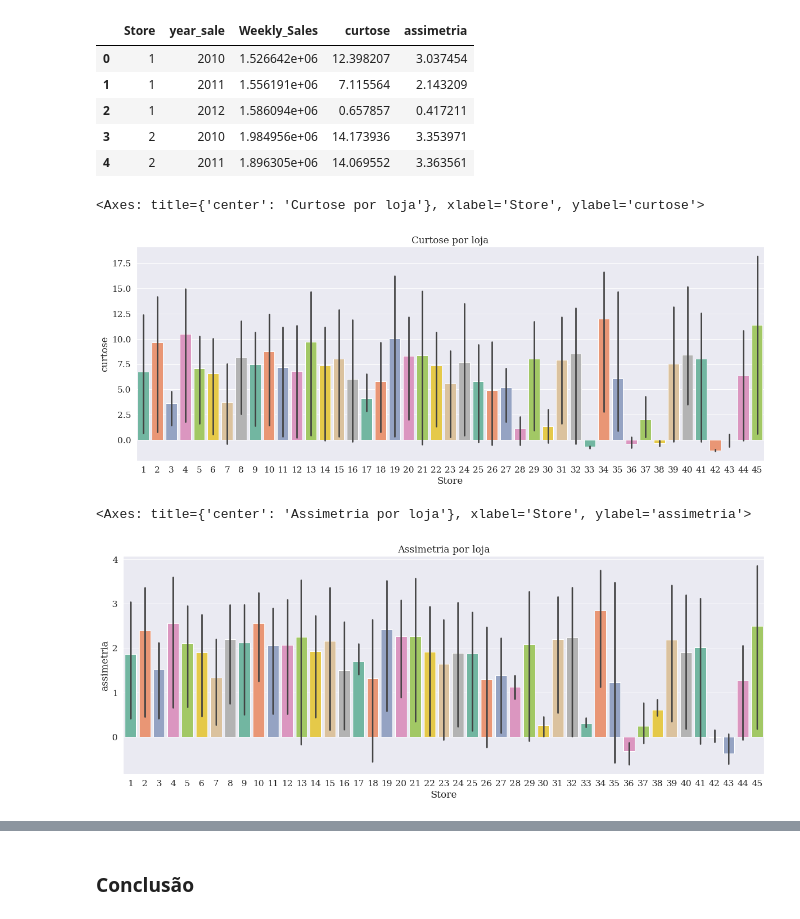
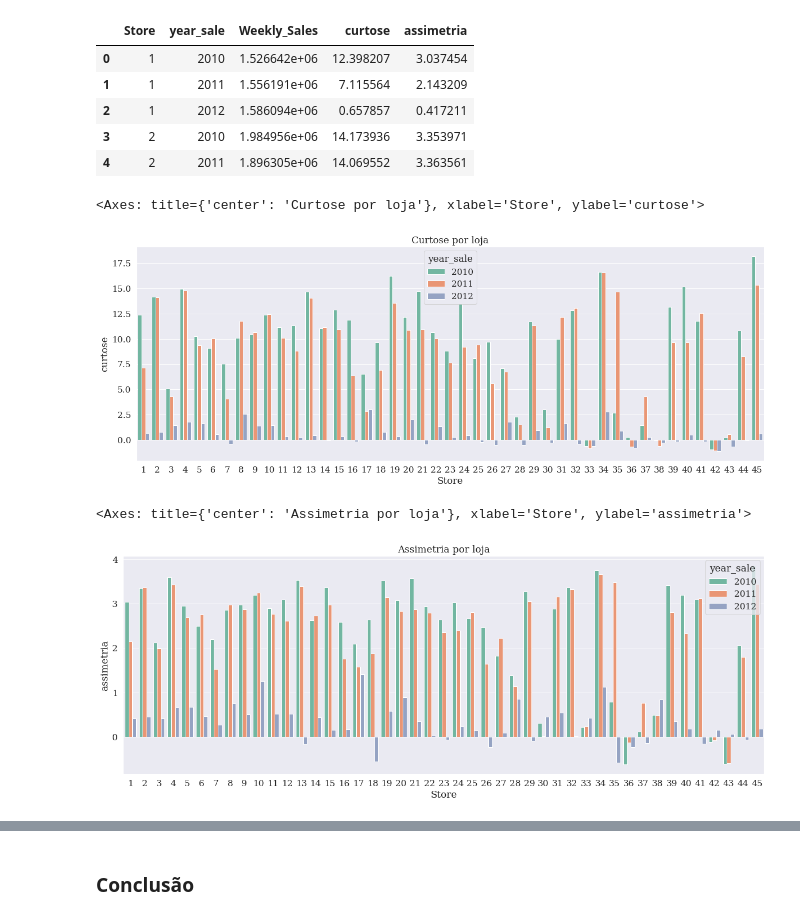
Before and after one commit to Vinicius-BFS/data_science_projetos, a Jupyter notebook: Mini_Projeto_Walmart.ipynb, the cells around one changed output, grey strips where cells are left out. Drawn from its saved outputs; the diff is of its cells as text; code cells hidden in the pictures.

```diff
--- a/Mini_Projeto_Walmart.ipynb
+++ b/Mini_Projeto_Walmart.ipynb
@@ -306,6 +306,6 @@ Christmas       90
 Labour Day      45
 Name: holiday, dtype: int64
 # %%
-df.drop(['Holiday_Flag','holiday','weekday_sale',	'month_sale'],axis=1,inplace=True)
+#df.drop(['Holiday_Flag','holiday','weekday_sale',	'month_sale'],axis=1,inplace=True)
 # %% [markdown]
 Feriado do Super Bowl não aparece na tabela
@@ -469,14 +516,14 @@ df_dist.head()
 # %%
 plt.figure(figsize=(20,7))
 plt.title('Curtose por loja')
-sns.barplot(x='Store',y='curtose', data=df_dist, palette='Set2')
+sns.barplot(x='Store',y='curtose', hue='year_sale', data=df_dist, palette='Set2')
 # %% [output]
 <Axes: title={'center': 'Curtose por loja'}, xlabel='Store', ylabel='curtose'>
-[figure, old version]
+[figure, new version]
 # %%
 plt.figure(figsize=(20,7))
 plt.title('Assimetria por loja')
-sns.barplot(x='Store',y='assimetria', data=df_dist, palette='Set2')
+sns.barplot(x='Store',y='assimetria', data=df_dist, hue='year_sale', palette='Set2')
 # %% [output]
 <Axes: title={'center': 'Assimetria por loja'}, xlabel='Store', ylabel='assimetria'>
-[figure, old version]
+[figure, new version]
```
Also changed, not shown: parts of 18 cells of this notebook.
